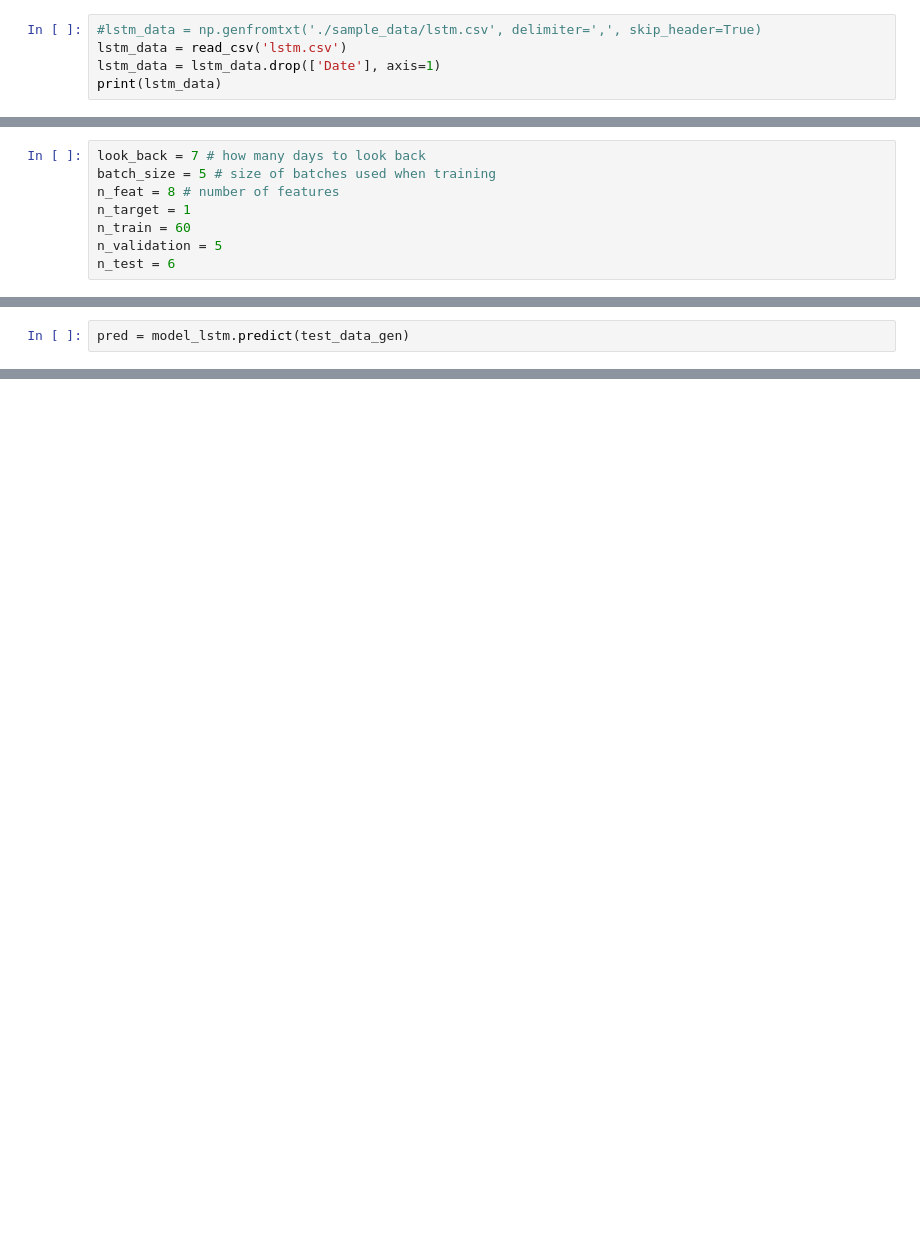
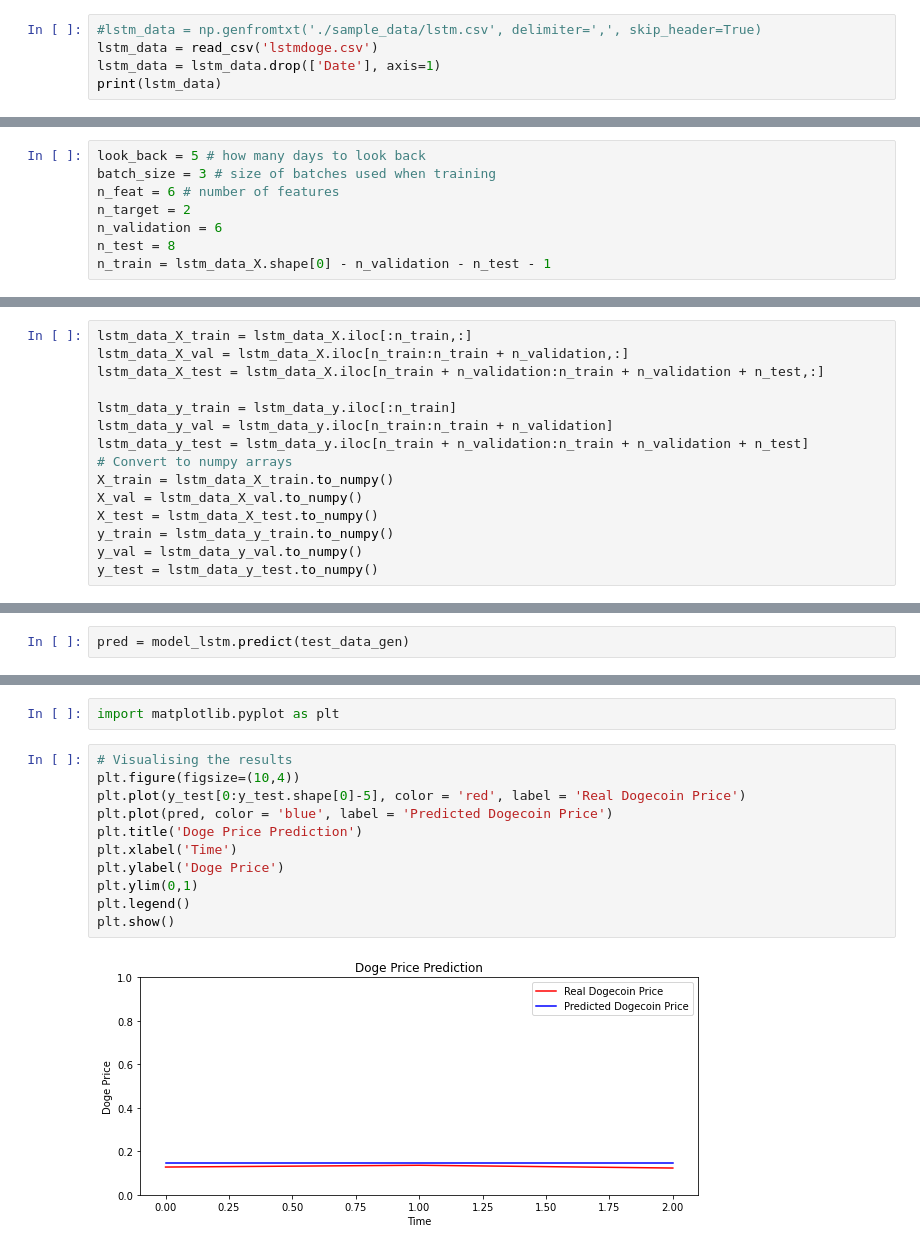
Before and after one commit to MohammedAlghazi17/Memecoin-Finalyear-Project, a Jupyter notebook: LSTM-Code/Doge-LSTM.ipynb, the cells around one changed output, grey strips where cells are left out. Cells and saved outputs as stored; diff of their text form; blank space fills up the shorter version.

Commit message:
models completed
lstm models updated

```diff
--- a/LSTM-Code/Doge-LSTM.ipynb
+++ b/LSTM-Code/Doge-LSTM.ipynb
@@ -4,6 +23,6 @@ from pandas import read_csv
 # %%
 #lstm_data = np.genfromtxt('./sample_data/lstm.csv', delimiter=',', skip_header=True)
-lstm_data = read_csv('lstm.csv')
+lstm_data = read_csv('lstmdoge.csv')
 lstm_data = lstm_data.drop(['Date'], axis=1)
 print(lstm_data)
 # %% [output]
@@ -28,10 +47,10 @@ print(lstm_data)
 lstm_data_X = lstm_data.drop(['Close'], axis=1)
 lstm_data_y = lstm_data['Close']
 # %%
-look_back = 7 # how many days to look back
-batch_size = 5 # size of batches used when training
-n_feat = 8 # number of features
-n_target = 1
-n_train = 60
-n_validation = 5
-n_test = 6
+look_back = 5 # how many days to look back
+batch_size = 3 # size of batches used when training
+n_feat = 6 # number of features
+n_target = 2
+n_validation = 6
+n_test = 8
+n_train = lstm_data_X.shape[0] - n_validation - n_test - 1
@@ -53,3 +76,18 @@ y_test = lstm_data_y_test.to_numpy()
+# %%
+lstm_data_X_train = lstm_data_X.iloc[:n_train,:]
+lstm_data_X_val = lstm_data_X.iloc[n_train:n_train + n_validation,:]
+lstm_data_X_test = lstm_data_X.iloc[n_train + n_validation:n_train + n_validation + n_test,:]
+
+lstm_data_y_train = lstm_data_y.iloc[:n_train]
+lstm_data_y_val = lstm_data_y.iloc[n_train:n_train + n_validation]
+lstm_data_y_test = lstm_data_y.iloc[n_train + n_validation:n_train + n_validation + n_test]
+# Convert to numpy arrays
+X_train = lstm_data_X_train.to_numpy()
+X_val = lstm_data_X_val.to_numpy()
+X_test = lstm_data_X_test.to_numpy()
+y_train = lstm_data_y_train.to_numpy()
+y_val = lstm_data_y_val.to_numpy()
+y_test = lstm_data_y_test.to_numpy()
 # %%
 X_test
 # %% [output]
@@ -114,0 +226,15 @@ pred
+# %%
+import matplotlib.pyplot as plt
+# %%
+# Visualising the results
+plt.figure(figsize=(10,4))
+plt.plot(y_test[0:y_test.shape[0]-5], color = 'red', label = 'Real Dogecoin Price')
+plt.plot(pred, color = 'blue', label = 'Predicted Dogecoin Price')
+plt.title('Doge Price Prediction')
+plt.xlabel('Time')
+plt.ylabel('Doge Price')
+plt.ylim(0,1)
+plt.legend()
+plt.show()
+# %% [output]
+[figure, added]
```
Also changed, not shown: parts of 13 cells of this notebook, 9 other files.
